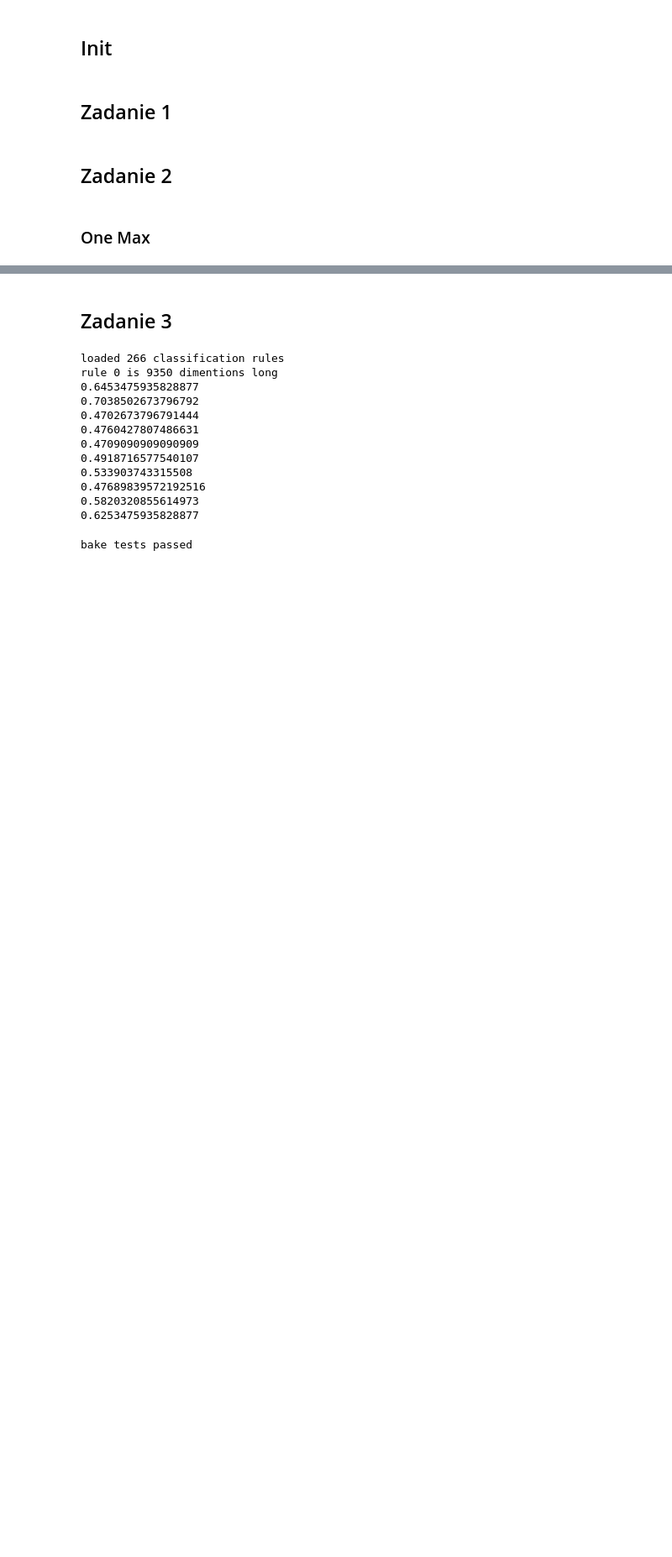
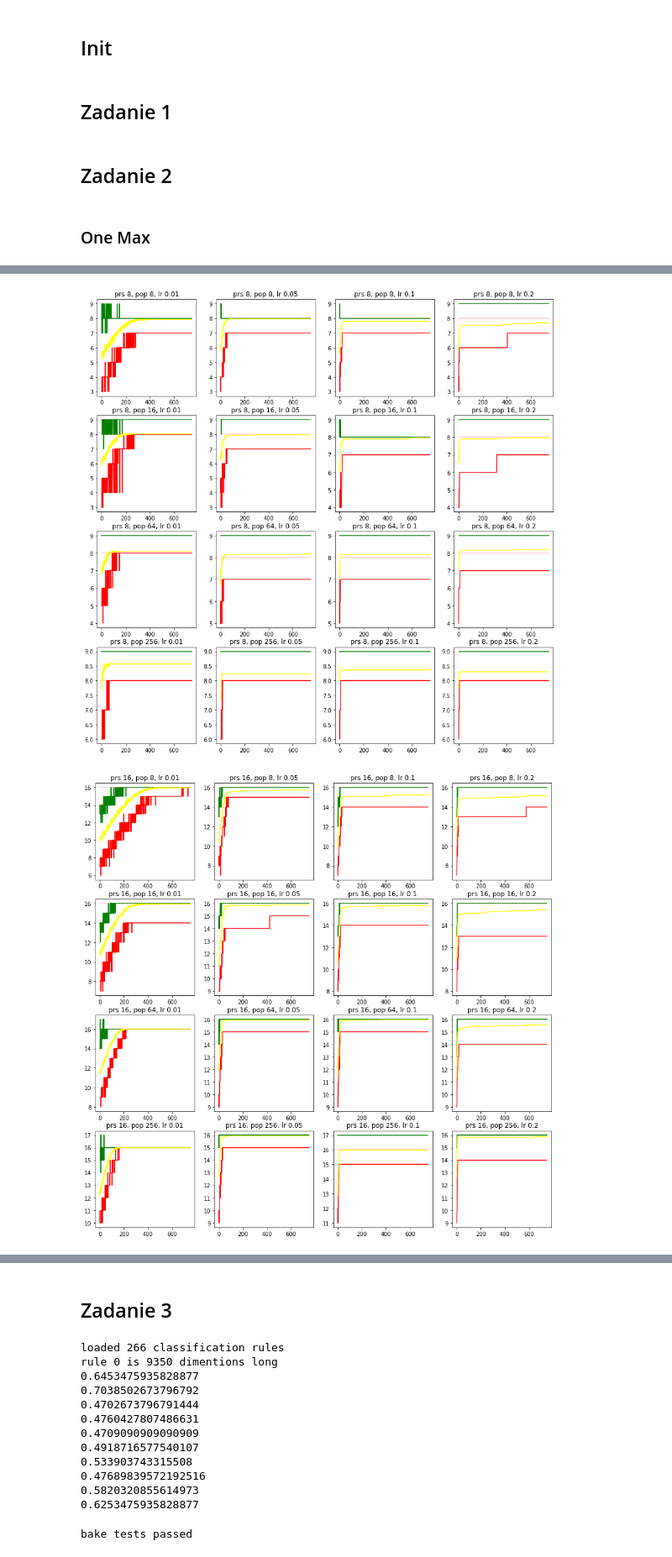
Before and after one commit to zbigos/ALGEW2020, a Jupyter notebook: lista_1/Untitled.ipynb, the cells around one changed output, grey strips where cells are left out. Shown at 84% size. Drawn from its saved outputs; the diff is of its cells as text; code cells hidden in the pictures; blank space fills up the shorter version.

```diff
--- a/lista_1/Untitled.ipynb
+++ b/lista_1/Untitled.ipynb
@@ -123,0 +270,32 @@ iteration 999 fitness 16
+# %%
+def deceptive_onemax_fitness(genome):
+    if sum(genome) > 0:
+        return sum(genome)
+    else:
+        return len(genome) + 1
+
+def deceptive_onemax_renderer(genome):
+    return [1 if i else 0 for i in genome]
+
+def deceptive_onemax_generator(genlen):
+    return [random.random() for _ in range(genlen)]
+
+dom_problem_sizes = [8, 16, 32, 64]
+dom_population_sizes = [8, 16, 64, 256]
+dom_learning_rates = [0.01, 0.05, 0.1, 0.2]
+dom_experiment_length = 750
+
+deceptive_onemax_experiment_obj = PBILExperiment()
+
+deceptive_onemax_experiment_data = deceptive_onemax_experiment_obj.execute_experiment(
+    population_sizes = dom_population_sizes,
+    learning_rates = dom_learning_rates,
+    probgen = deceptive_onemax_generator,
+    probgen_seeds = dom_problem_sizes,
+    experiment_iterations = 30,
+    single_series_cap = dom_experiment_length,
+    fitness_funct = deceptive_onemax_fitness,
+    entity_renderer = deceptive_onemax_renderer,
+)
+
+eframee = [i for i in range(dom_experiment_length)]
@@ -123,0 +320,13 @@ iteration 999 fitness 16
+# %%
+for prs in dom_problem_sizes:
+    fig, axs = plt.subplots(len(dom_population_sizes), len(dom_learning_rates), figsize = (15, 15))
+    for psit, ps in enumerate(dom_population_sizes):
+        for lrit, lr in enumerate(dom_learning_rates):
+            axs[psit,lrit].set_title(f"prs {prs}, pop {ps}, lr {lr}")
+            axs[psit,lrit].plot(eframee, [prs for _ in range(dom_experiment_length)], c='pink')
+            axs[psit,lrit].plot(eframee, deceptive_onemax_experiment_data[f"{ps}#{lr}#{prs}"][0], c='red')
+            axs[psit,lrit].plot(eframee, deceptive_onemax_experiment_data[f"{ps}#{lr}#{prs}"][1], c='green')
+            axs[psit,lrit].plot(eframee, deceptive_onemax_experiment_data[f"{ps}#{lr}#{prs}"][2], c='yellow')
+# %% [output]
+[figure, added]
+[figure, added]
```
Also changed, not shown: parts of 13 cells of this notebook, 1 other file.
